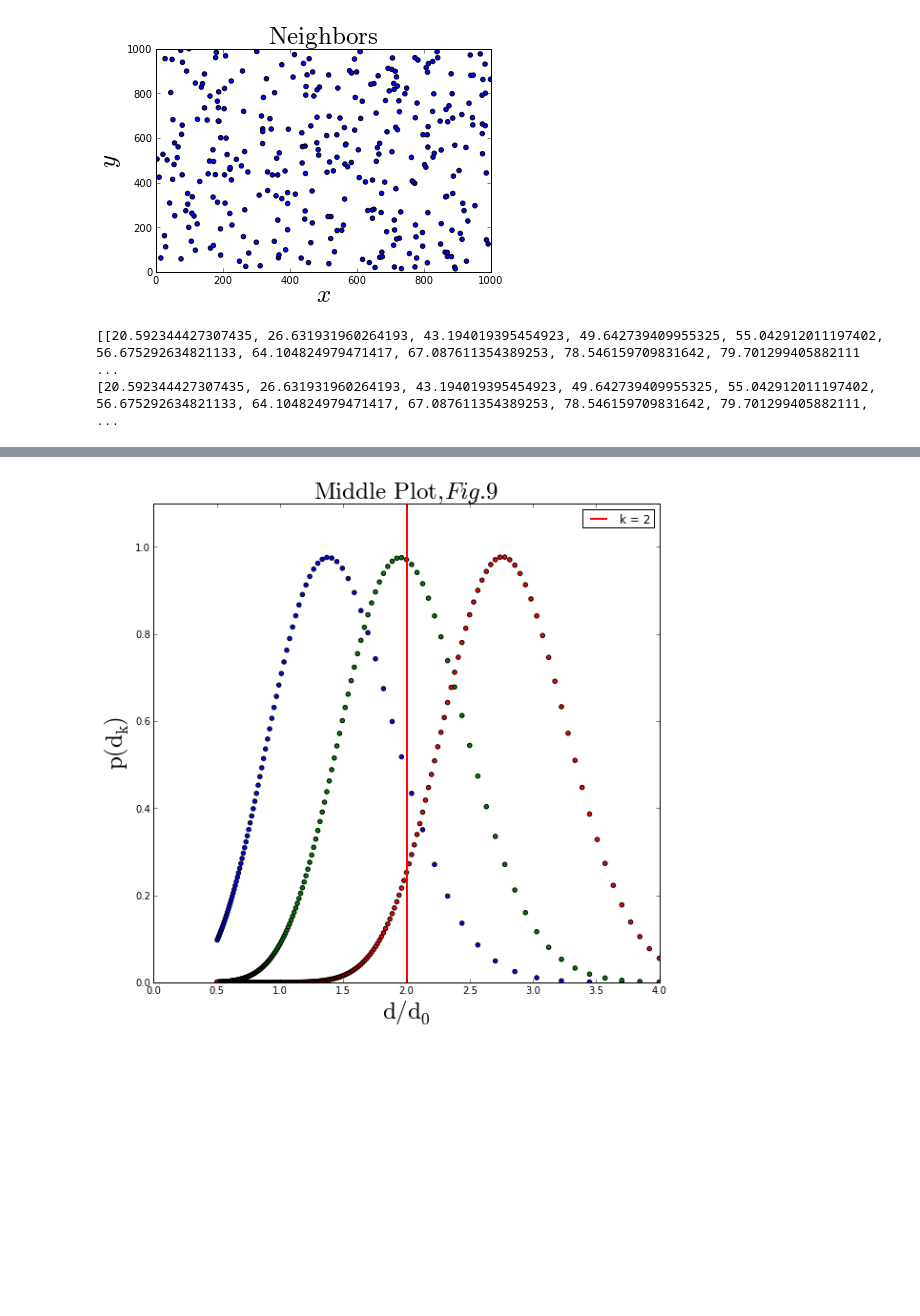
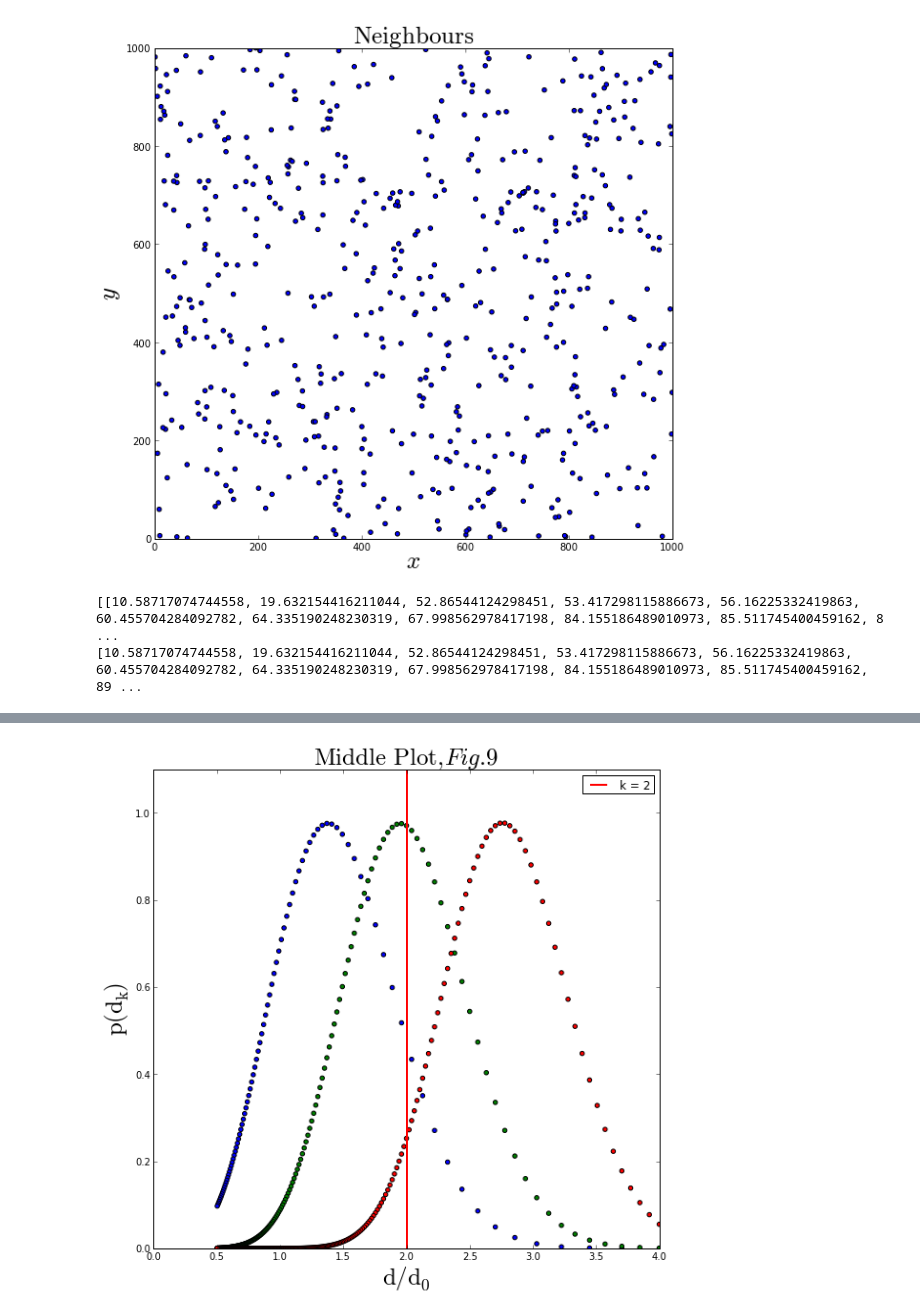
Before and after one commit to jngaravitoc/Bayesian_Homeworks, a Jupyter notebook: Code_Bayesian_Density_Estimator.ipynb, the cells around one changed output, grey strips where cells are left out. Saved outputs shown, nothing was run; the diff lists cells and outputs as text; code cells hidden in the pictures; blank space fills up the shorter version.

Commit message:
Density plots fixed + d0 error for k>8 Neighbours

```diff
--- a/Code_Bayesian_Density_Estimator.ipynb
+++ b/Code_Bayesian_Density_Estimator.ipynb
@@ -11,23 +12,24 @@ from random import *
 # %%
 # ============================ Random Distribution ==============================
-X = np.random.random(320)*1000
-Y = np.random.random(320)*1000
+X = np.random.random(560)*1000
+Y = np.random.random(560)*1000
 
+figure(num=None, figsize=(9.5,9))
 #X1 = range(0, 100)
 #Y1 = range(0, 100)
 
 #scatter(X, Y, s = 20)
-title('$\mathrm{Neighbors}$', fontsize=25)
+title('$\mathrm{Neighbours}$', fontsize=25)
 xlabel('$x$', fontsize = 25)
 ylabel('$y$', fontsize = 25)
 xlim([0, 1000])
 ylim([0, 1000])
 
 scatter(X, Y,  c = 'b')
 
 savefig('RandomDistribution.png')
 # %% [output]
-[figure, old version]
+[figure, new version]
 # %%
 # ===================== Neighbors Finder =====================
 #for i in range(0, 100):
@@ -35,8 +37,8 @@ savefig('RandomDistribution.png')
 r = sqrt((X-500)**2 + (Y-500)**2)
 rs = sorted(r)
 d_k = []
-d_k.append(rs[0:12])
-print d_k, 'X =',50,'Y =', 50
+d_k.append(rs[0:16])
+print d_k
         #print rs[0], i, j
 
 #for i in range (12):
@@ -45,10 +47,10 @@ print d_k, 'X =',50,'Y =', 50
 #    print d_k
     #scatter(X[i], Y[i], c = 'r', s = 40)
 #print d_k
-d_k1 = d_k[0][0:12]
-print d_k1
+d_k1 = d_k[0][0:16]
+print d_k1, len(d_k1)
 # %% [output]
-[[20.592344427307435, 26.631931960264193, 43.194019395454923, 49.642739409955325, 55.042912011197402, 56.675292634821133, 64.104824979471417, 67.087611354389253, 78.546159709831642, 79.701299405882111 ...
-[20.592344427307435, 26.631931960264193, 43.194019395454923, 49.642739409955325, 55.042912011197402, 56.675292634821133, 64.104824979471417, 67.087611354389253, 78.546159709831642, 79.701299405882111, ...
+[[10.58717074744558, 19.632154416211044, 52.86544124298451, 53.417298115886673, 56.16225332419863, 60.455704284092782, 64.335190248230319, 67.998562978417198, 84.155186489010973, 85.511745400459162, 8 ...
+[10.58717074744558, 19.632154416211044, 52.86544124298451, 53.417298115886673, 56.16225332419863, 60.455704284092782, 64.335190248230319, 67.998562978417198, 84.155186489010973, 85.511745400459162, 89 ...
 # %%
 # ================================ Likelihood ==============================================================
```
Also changed, not shown: parts of 5 cells of this notebook, 1 other file.
